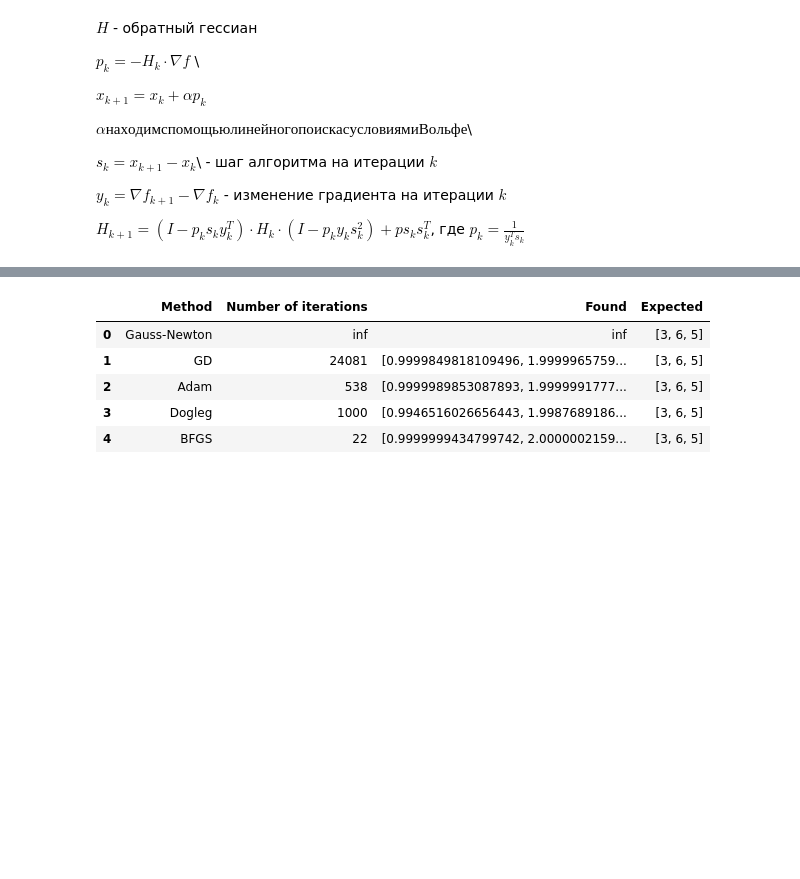
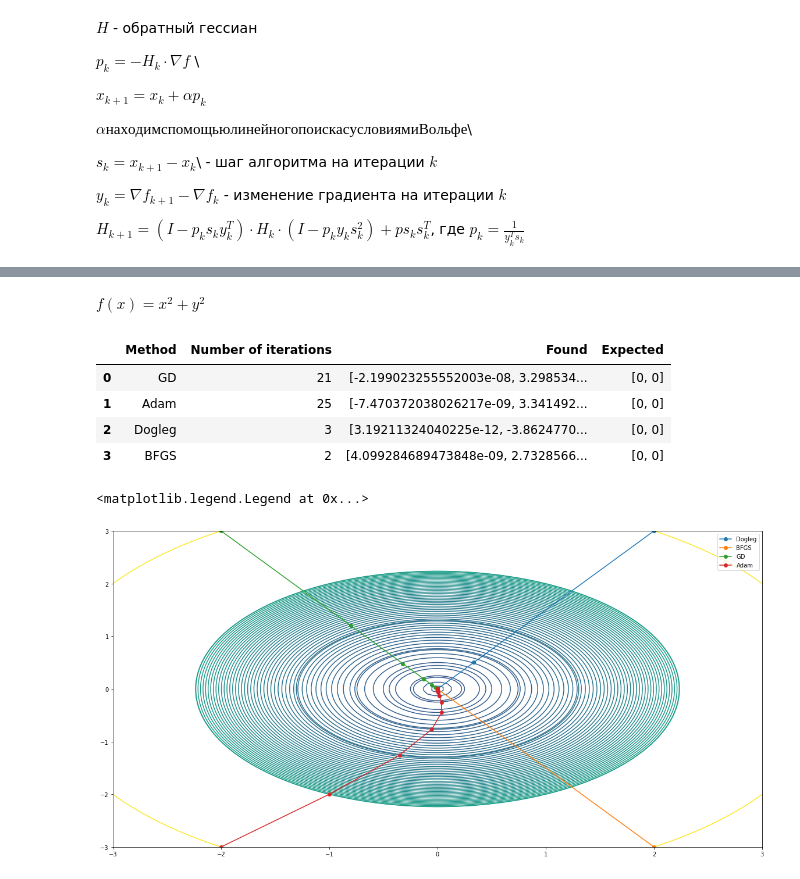
Before and after one commit to dzahbarov/opt-methods, a Jupyter notebook: lab3/lab3.ipynb, the cells around one changed output, grey strips where cells are left out. Cells and saved outputs as stored; diff of their text form; code cells hidden in the pictures; blank space fills up the shorter version.

```diff
--- a/lab3/lab3.ipynb
+++ b/lab3/lab3.ipynb
@@ -402,4 +365,4 @@ def bfgs(f, grad_with_fixed_func, start, epoch):
         ro = 1.0 / (y.T @ s)
         H = (I - ro * s @ y.T) @ H @ (I - ro * y @ s.T) + ro * s @ s.T
 
-    return [points, grads, loss]
+    return [np.array(points), np.array(grads), np.array(loss)]
@@ -492,18 +499,3 @@ plt.legend()
 [figure]
 <matplotlib.legend.Legend at 0x...>
 [figure]
-# %%
-d = {
-    "Method": ['Gauss-Newton', 'GD', 'Adam', 'Dogleg', 'BFGS'],
-    "Number of iterations": ['inf', len(gd_points), len(adam_points), len(dogleg_points), len(bfgs_points)],
-    "Found": ['inf', gd_points[-1], adam_points[-1], dogleg_points[-1], bfgs_points[-1]],
-    'Expected': [[3, 6, 5], [3, 6, 5], [3, 6, 5], [3, 6, 5], [3, 6, 5]]
-}
-pd.DataFrame(data=d)
-# %% [output]
-|  | Method | Number of iterations | Found | Expected |
-| 0 | Gauss-Newton | inf | inf | [3, 6, 5] |
-| 1 | GD | 24081 | [0.9999849818109496, 1.9999965759... | [3, 6, 5] |
-| 2 | Adam | 538 | [0.9999989853087893, 1.9999991777... | [3, 6, 5] |
-| 3 | Dogleg | 1000 | [0.9946516026656443, 1.9987689186... | [3, 6, 5] |
-| 4 | BFGS | 22 | [0.9999999434799742, 2.0000002159... | [3, 6, 5] |
@@ -520,0 +502,41 @@ def hessian_func2(x):
+# %% [markdown]
+$f(x) = x^2 + y^2$
+# %%
+quad = lambda x: x[0] ** 2 + x[1] ** 2
+quad_grad = lambda x: np.array([2 * x[0], 2 * x[1]])
+quad_hess = lambda x: np.array(([2, 0], [0, 2]))
+
+gd_points, gd_grads, gd_loss = gd(quad, 0.3, start=[-2, 3], lr_strategy=const_lr, epoch=50000, gradient=quad_grad)
+adam_points, adam_grads, adam_loss = adam(quad, b1=0.2, b2=0.9, lr=0.4, start=[-2, -3], lr_strategy=exp_lr, epoch=50000, batch=30, gradient=quad_grad)
+dogleg_points, dogleg_grads, dogleg_loss = dogleg(quad, [2, 3], quad_hess, delta=3, epoch=1000)
+bfgs_points, bfgs_grads, bfgs_loss = bfgs(quad, quad_grad, [2, -3], epoch=1000)
+
+df = pd.DataFrame(data={
+    "Method": ['GD', 'Adam', 'Dogleg', 'BFGS'],
+    "Number of iterations": [len(gd_points), len(adam_points), len(dogleg_points), len(bfgs_points)],
+    "Found": [gd_points[-1], adam_points[-1], dogleg_points[-1], bfgs_points[-1]],
+    'Expected': [[0, 0], [0, 0], [0, 0], [0, 0]]
+})
+
+display(df)
+
+t = np.linspace(-3, 3, 100)
+X = np.meshgrid(t, t)
+
+plt.contour(X[0], X[1], quad(X), levels=sorted([quad(p) for p in adam_points] + list(np.linspace(-5, 5, 100))))
+
+plt.plot(dogleg_points[:, 0], dogleg_points[:, 1], 'o-', label='Dogleg')
+
+plt.plot(bfgs_points[:, 0], bfgs_points[:, 1], 'o-', label='BFGS')
+plt.plot(gd_points[:, 0], gd_points[:, 1], 'o-', label='GD')
+plt.plot(adam_points[:, 0], adam_points[:, 1], 'o-', label='Adam')
+
+plt.legend()
+# %% [output]
+|  | Method | Number of iterations | Found | Expected |
+| 0 | GD | 21 | [-2.199023255552003e-08, 3.298534... | [0, 0] |
+| 1 | Adam | 25 | [-7.470372038026217e-09, 3.341492... | [0, 0] |
+| 2 | Dogleg | 3 | [3.19211324040225e-12, -3.8624770... | [0, 0] |
+| 3 | BFGS | 2 | [4.099284689473848e-09, 2.7328566... | [0, 0] |
+<matplotlib.legend.Legend at 0x...>
+[figure, added]
```
Also changed, not shown: parts of 26 cells of this notebook.
